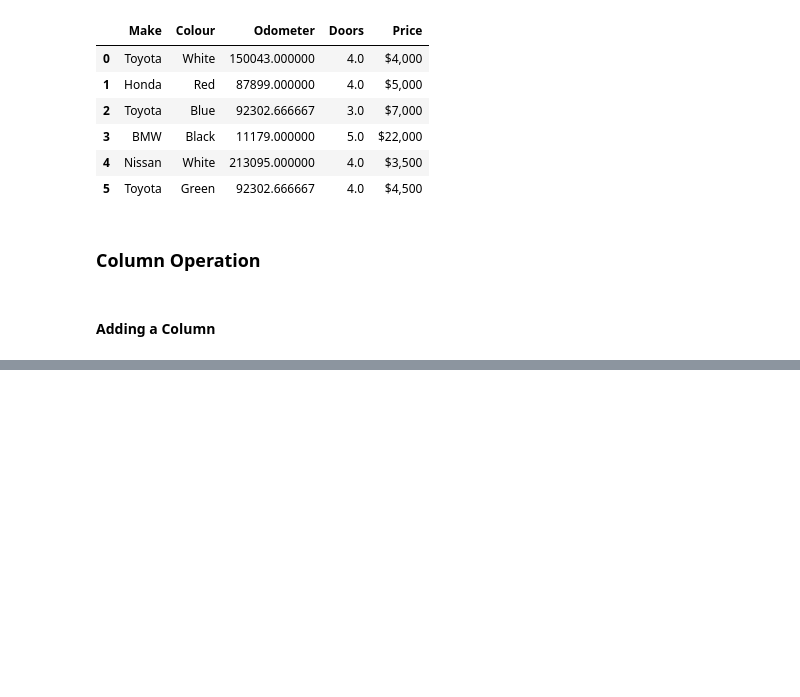
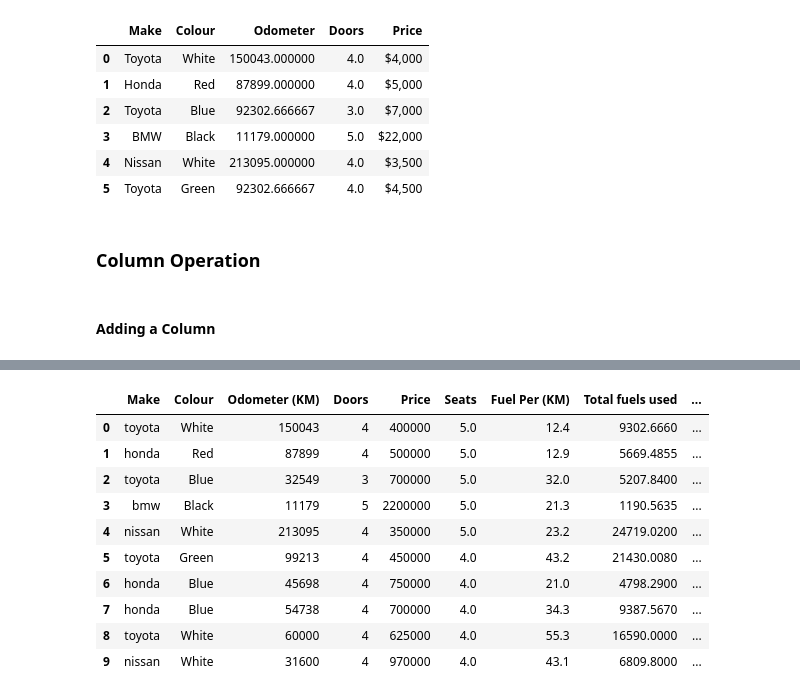
Before and after one commit to tanzim077/Machine_learning_project, a Jupyter notebook: Introduction_to_Pandas.ipynb, the cells around one changed output, grey strips where cells are left out. Cells and saved outputs as stored; diff of their text form; code cells hidden in the pictures; blank space fills up the shorter version.

```diff
--- a/Introduction_to_Pandas.ipynb
+++ b/Introduction_to_Pandas.ipynb
@@ -700,0 +703,2 @@ car_sales_missing
+# %%
+car_sales["Seats"] = seats_column
@@ -700,0 +719,2 @@ car_sales_missing
+# %%
+car_sales.Seats.fillna(4, inplace=True)
@@ -700,0 +735,4 @@ car_sales_missing
+# %%
+# If we try to store data directly in column we need to input exact amount of value in list
+fuel_economy = [12.4,12.9,32,21.3,23.2,43.2,21,34.3,55.3,43.1]
+car_sales["Fuel Per (KM)"] = fuel_economy
@@ -700,0 +753,3 @@ car_sales_missing
+# %%
+# Make a new column using 2 column calculation
+car_sales["Total fuels used"] = (car_sales["Odometer (KM)"]/100) * (car_sales["Fuel Per (KM)"] /2)
@@ -700,0 +770,15 @@ car_sales_missing
+# %%
+car_sales["Passed Road Safety"] = True
+car_sales
+# %% [output]
+|  | Make | Colour | Odometer (KM) | Doors | Price | Seats | Fuel Per (KM) | Total fuels used | ... |
+| 0 | toyota | White | 150043 | 4 | 400000 | 5.0 | 12.4 | 9302.6660 | ... |
+| 1 | honda | Red | 87899 | 4 | 500000 | 5.0 | 12.9 | 5669.4855 | ... |
+| 2 | toyota | Blue | 32549 | 3 | 700000 | 5.0 | 32.0 | 5207.8400 | ... |
+| 3 | bmw | Black | 11179 | 5 | 2200000 | 5.0 | 21.3 | 1190.5635 | ... |
+| 4 | nissan | White | 213095 | 4 | 350000 | 5.0 | 23.2 | 24719.0200 | ... |
+| 5 | toyota | Green | 99213 | 4 | 450000 | 4.0 | 43.2 | 21430.0080 | ... |
+| 6 | honda | Blue | 45698 | 4 | 750000 | 4.0 | 21.0 | 4798.2900 | ... |
+| 7 | honda | Blue | 54738 | 4 | 700000 | 4.0 | 34.3 | 9387.5670 | ... |
+| 8 | toyota | White | 60000 | 4 | 625000 | 4.0 | 55.3 | 16590.0000 | ... |
+| 9 | nissan | White | 31600 | 4 | 970000 | 4.0 | 43.1 | 6809.8000 | ... |
```
Also changed, not shown: parts of 23 cells of this notebook.
